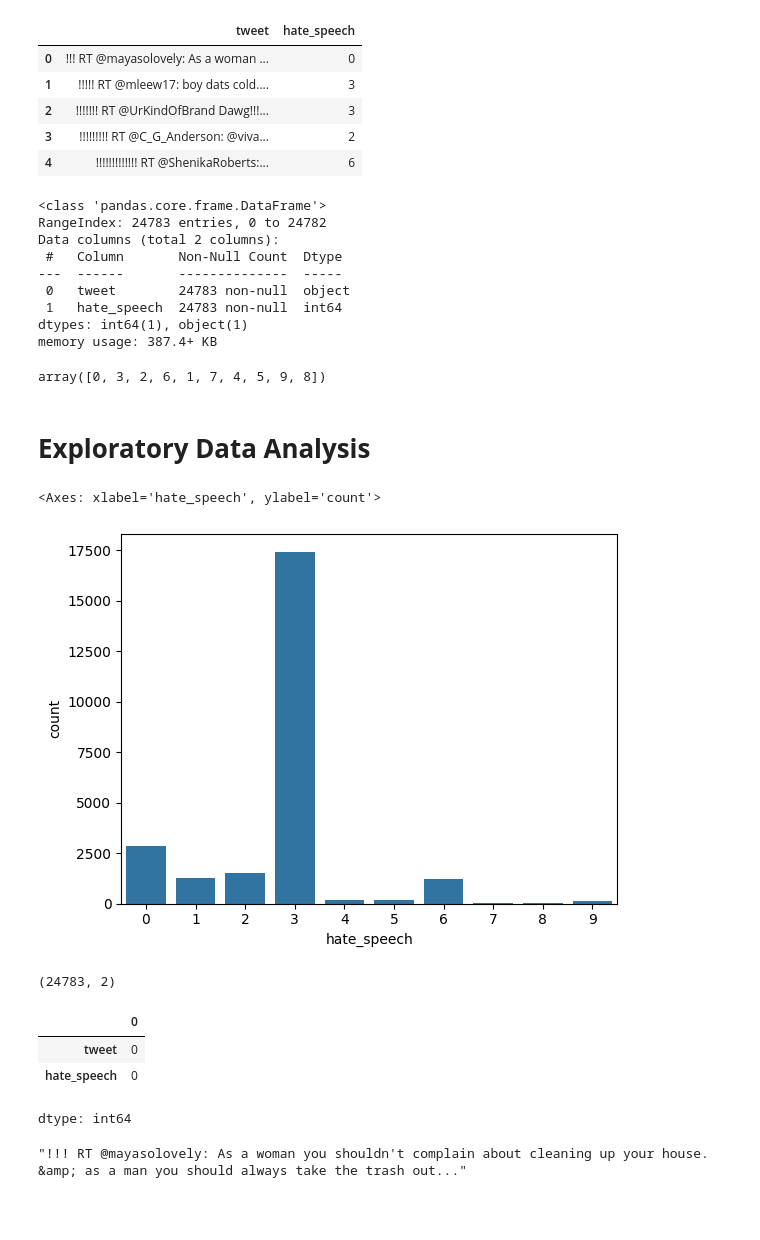
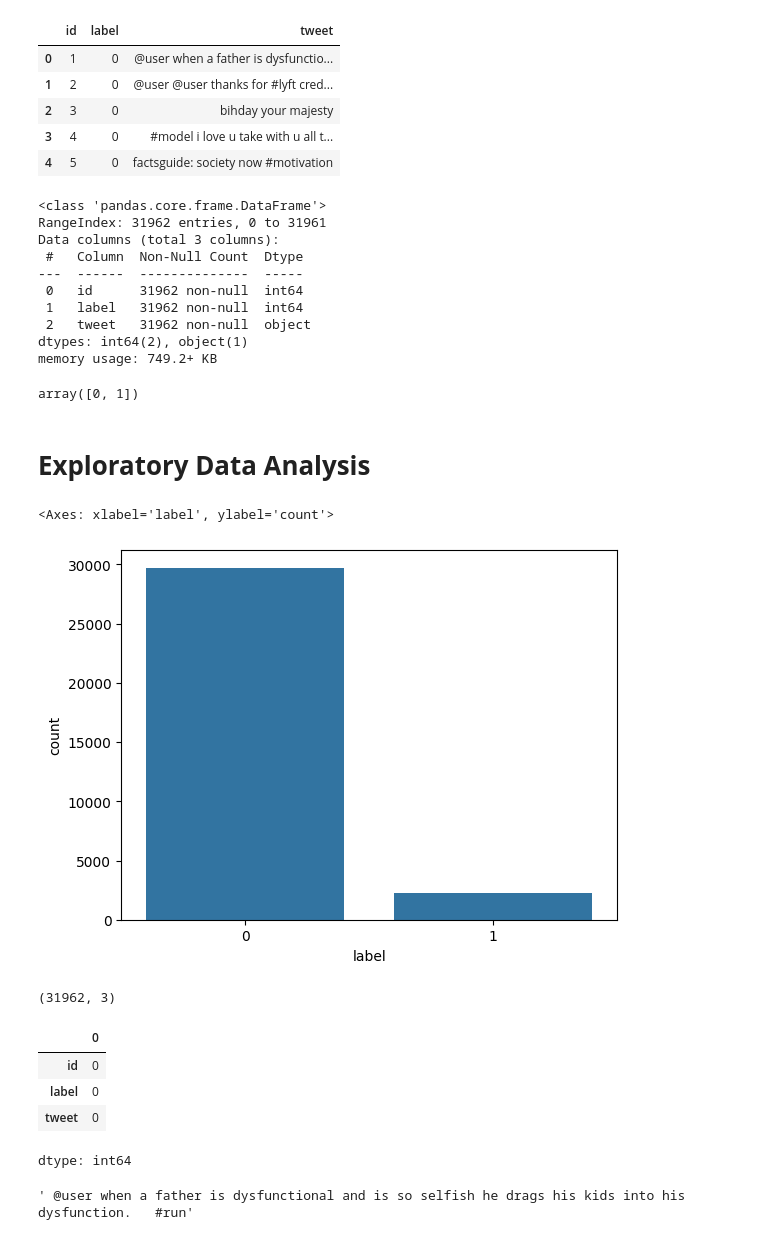
Before and after one commit to Abhi5241/Hate-Speech-Classification-using-LSTM, a Jupyter notebook: HateSpeechClassification.ipynb, the cells around one changed output. Drawn from its saved outputs; the diff is of its cells as text; code cells hidden in the pictures; blank space fills up the shorter version.

Commit message:
analyzed and made the model to classify whether the string is hatespeech or not

```diff
--- a/HateSpeechClassification.ipynb
+++ b/HateSpeechClassification.ipynb
@@ -34,44 +18,46 @@ Archive:  /content/dataset.csv.zip
 # %%
-imbalance_data = pd.read_csv('/content/hate speech 1.csv')
+imbalance_data = pd.read_csv('/content/train.csv')
 imbalance_data.head()
 # %% [output]
-|  | tweet | hate_speech |
-| 0 | !!! RT @mayasolovely: As a woman ... | 0 |
-| 1 | !!!!! RT @mleew17: boy dats cold.... | 3 |
-| 2 | !!!!!!! RT @UrKindOfBrand Dawg!!!... | 3 |
-| 3 | !!!!!!!!! RT @C_G_Anderson: @viva... | 2 |
-| 4 | !!!!!!!!!!!!! RT @ShenikaRoberts:... | 6 |
+|  | id | label | tweet |
+| 0 | 1 | 0 | @user when a father is dysfunctio... |
+| 1 | 2 | 0 | @user @user thanks for #lyft cred... |
+| 2 | 3 | 0 | bihday your majesty |
+| 3 | 4 | 0 | #model i love u take with u all t... |
+| 4 | 5 | 0 | factsguide: society now #motivation |
 # %%
 imbalance_data.info()
 # %% [output]
 <class 'pandas.core.frame.DataFrame'>
-RangeIndex: 24783 entries, 0 to 24782
-Data columns (total 2 columns):
- #   Column       Non-Null Count  Dtype
----  ------       --------------  -----
- 0   tweet        24783 non-null  object
- 1   hate_speech  24783 non-null  int64
-dtypes: int64(1), object(1)
-memory usage: 387.4+ KB
+RangeIndex: 31962 entries, 0 to 31961
+Data columns (total 3 columns):
+ #   Column  Non-Null Count  Dtype
+---  ------  --------------  -----
+ 0   id      31962 non-null  int64
+ 1   label   31962 non-null  int64
+ 2   tweet   31962 non-null  object
+dtypes: int64(2), object(1)
+memory usage: 749.2+ KB
 # %%
-imbalance_data["hate_speech"].unique()
+imbalance_data["label"].unique()
 # %% [output]
-array([0, 3, 2, 6, 1, 7, 4, 5, 9, 8])
+array([0, 1])
 # %% [markdown]
 # **Exploratory Data Analysis**
 # %%
-sns.countplot(x="hate_speech", data=imbalance_data)
+sns.countplot(x="label", data=imbalance_data)
 # %% [output]
-<Axes: xlabel='hate_speech', ylabel='count'>
+<Axes: xlabel='label', ylabel='count'>
-[figure, old version]
+[figure, new version]
 # %%
 imbalance_data.shape
 # %% [output]
-(24783, 2)
+(31962, 3)
 # %%
 imbalance_data.isnull().sum()
 # %% [output]
 |  | 0 |
+| id | 0 |
+| label | 0 |
 | tweet | 0 |
-| hate_speech | 0 |
 dtype: int64
@@ -78,4 +66,4 @@ dtype: int64
 # %%
-imbalance_data.iloc[0,0]
+imbalance_data.iloc[0,1]
 # %% [output]
-"!!! RT @mayasolovely: As a woman you shouldn't complain about cleaning up your house. &amp; as a man you should always take the trash out..."
+' @user when a father is dysfunctional and is so selfish he drags his kids into his dysfunction.   #run'
```
Also changed, not shown: parts of 64 cells of this notebook.
